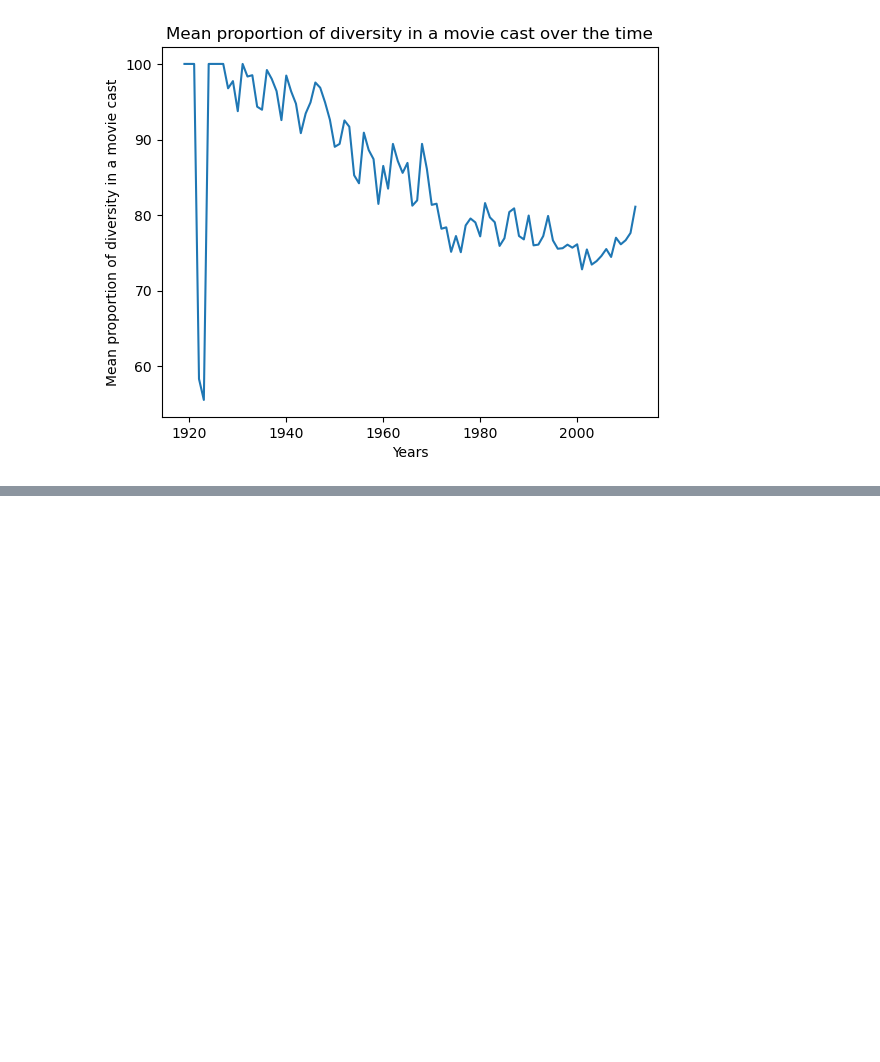
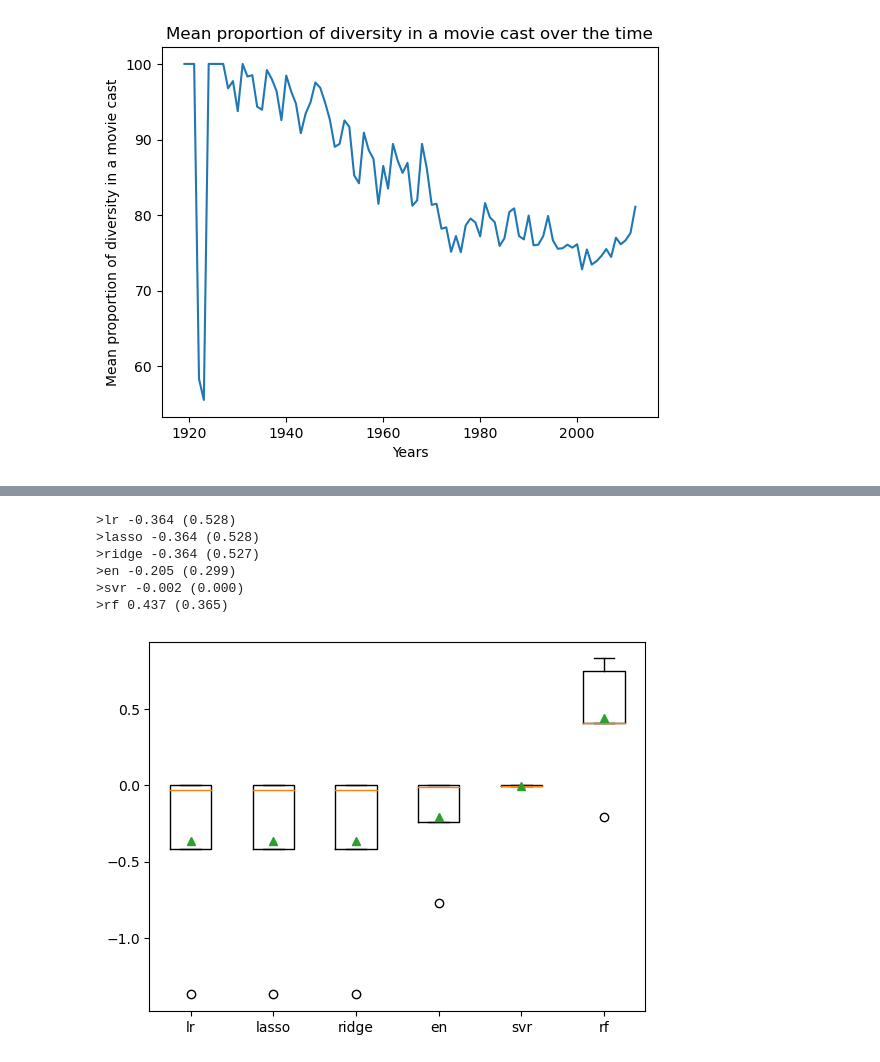
Before and after one commit to epfl-ada/ada-2023-project-draco, a Jupyter notebook: Milestone_2.ipynb, the cells around one changed output, grey strips where cells are left out. Drawn from its saved outputs; the diff is of its cells as text; code cells hidden in the pictures; blank space fills up the shorter version.

```diff
--- a/Milestone_2.ipynb
+++ b/Milestone_2.ipynb
@@ -1141,0 +1261,51 @@ Text(0, 0.5, 'Mean proportion of diversity in a movie cast')
+# %%
+# train with other models for regression:
+from sklearn.pipeline import make_pipeline
+from sklearn.ensemble import RandomForestRegressor
+from sklearn.svm import SVR
+from sklearn.linear_model import Ridge
+from sklearn.linear_model import Lasso
+from sklearn.linear_model import ElasticNet
+from sklearn.model_selection import cross_val_score
+from sklearn.model_selection import RepeatedKFold
+from sklearn.model_selection import cross_val_score
+
+
+models = dict()
+models['lr'] = LinearRegression()
+models['lasso'] = Lasso()
+models['ridge'] = Ridge()
+models['en'] = ElasticNet()
+models['svr'] = SVR()
+models['rf'] = RandomForestRegressor()
+
+# evaluate the models and store results
+results, names = list(), list()
+
+for name, model in models.items():
+    # create a pipeline with scaling and the model
+    pipeline = make_pipeline(scaler, model)
+
+
+    # Evaluate the model using cross-validation
+    scores = cross_val_score(pipeline, X_train, Y_train, cv=5)
+
+
+    # store the results
+    results.append(scores)
+    names.append(name)
+
+    # summarize progress along the way
+    print('>%s %.3f (%.3f)' % (name, np.mean(scores), np.std(scores)))
+
+# plot model performance for comparison
+plt.boxplot(results, labels=names, showmeans=True)
+plt.show()
+# %% [output]
+>lr -0.364 (0.528)
+>lasso -0.364 (0.528)
+>ridge -0.364 (0.527)
+>en -0.205 (0.299)
+>svr -0.002 (0.000)
+>rf 0.437 (0.365)
+[figure, added]
```
Also changed, not shown: parts of 10 cells of this notebook.
